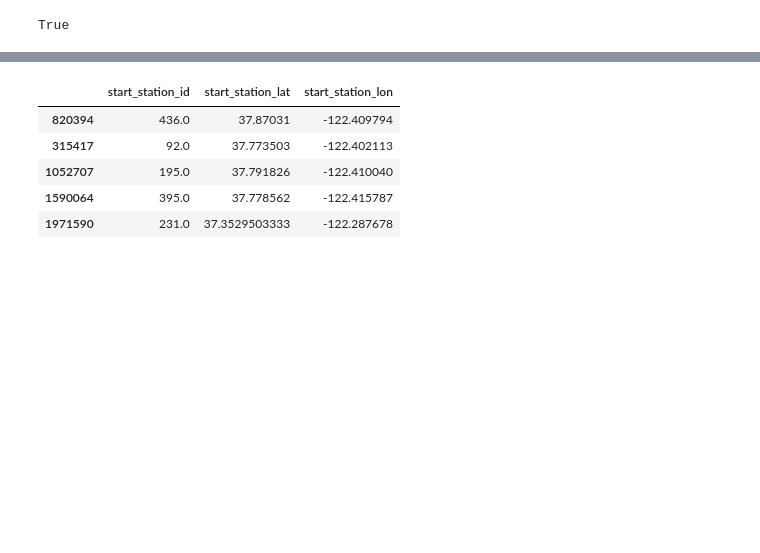
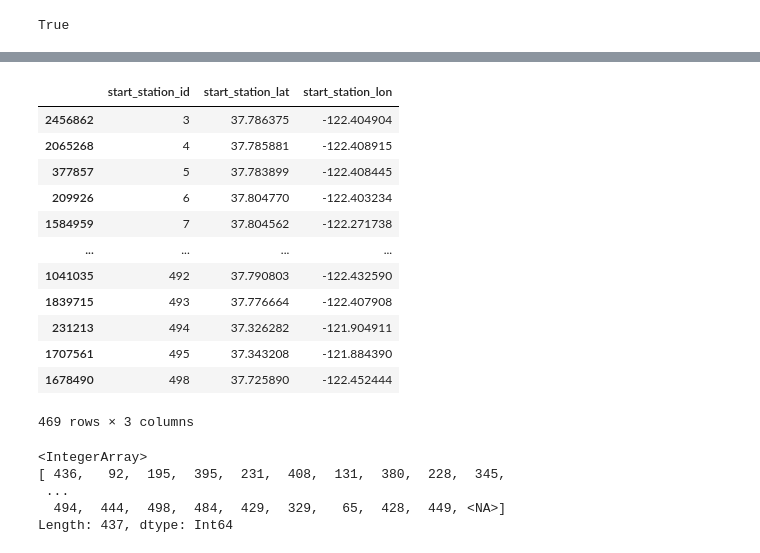
Before and after one commit to Ppkhanh/The-Learning-Machines, a Jupyter notebook: DataPrepVer1.ipynb, the cells around one changed output, grey strips where cells are left out. Drawn from its saved outputs; the diff is of its cells as text; code cells hidden in the pictures; blank space fills up the shorter version.

Commit message:
fill in Na in start station id

```diff
--- a/DataPrepVer1.ipynb
+++ b/DataPrepVer1.ipynb
@@ -302,9 +312,25 @@ df_station_info.drop_duplicates(inplace=True)
-# %%
-df_station_info.head()
-# %% [output]
-|  | start_station_id | start_station_lat | start_station_lon |
-| 820394 | 436.0 | 37.87031 | -122.409794 |
-| 315417 | 92.0 | 37.773503 | -122.402113 |
-| 1052707 | 195.0 | 37.791826 | -122.410040 |
-| 1590064 | 395.0 | 37.778562 | -122.415787 |
-| 1971590 | 231.0 | 37.3529503333 | -122.287678 |
+# %%
+df_station_info.sort_values(by= 'start_station_id')
+# %% [output]
+|  | start_station_id | start_station_lat | start_station_lon |
+| 2456862 | 3 | 37.786375 | -122.404904 |
+| 2065268 | 4 | 37.785881 | -122.408915 |
+| 377857 | 5 | 37.783899 | -122.408445 |
+| 209926 | 6 | 37.804770 | -122.403234 |
+| 1584959 | 7 | 37.804562 | -122.271738 |
+| ... | ... | ... | ... |
+| 1041035 | 492 | 37.790803 | -122.432590 |
+| 1839715 | 493 | 37.776664 | -122.407908 |
+| 231213 | 494 | 37.326282 | -121.904911 |
+| 1707561 | 495 | 37.343208 | -121.884390 |
+| 1678490 | 498 | 37.725890 | -122.452444 |
+469 rows × 3 columns
+# %%
+from sklearn.cluster import KMeans
+bikeRen.start_station_id.unique()
+# %% [output]
+<IntegerArray>
+[ 436,   92,  195,  395,  231,  408,  131,  380,  228,  345,
+ ...
+  494,  444,  498,  484,  429,  329,   65,  428,  449, <NA>]
+Length: 437, dtype: Int64
```
Also changed, not shown: parts of 16 cells of this notebook.
